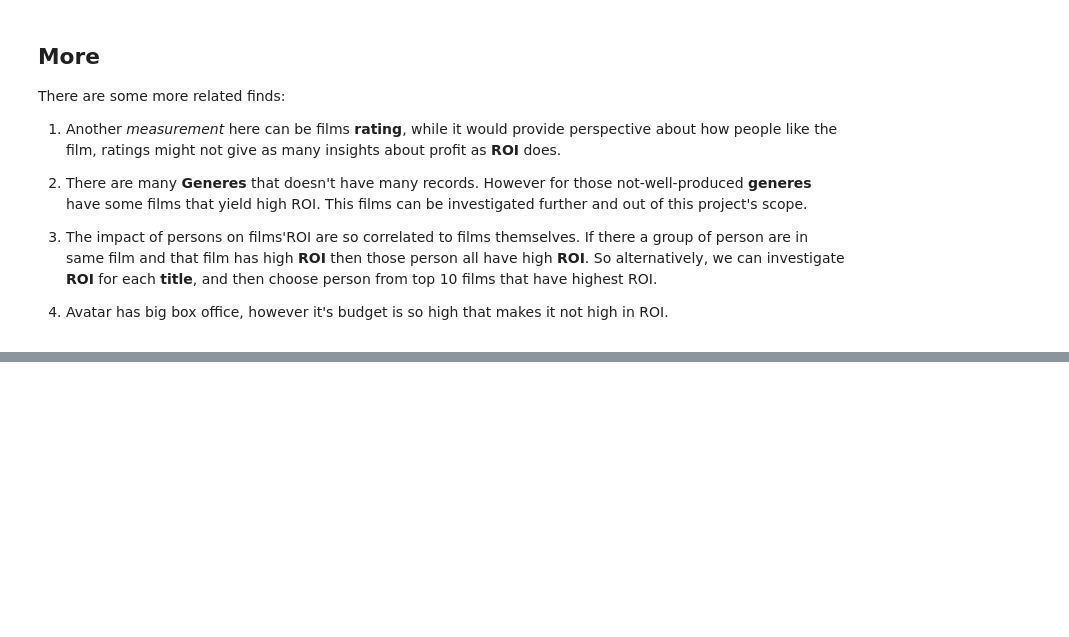
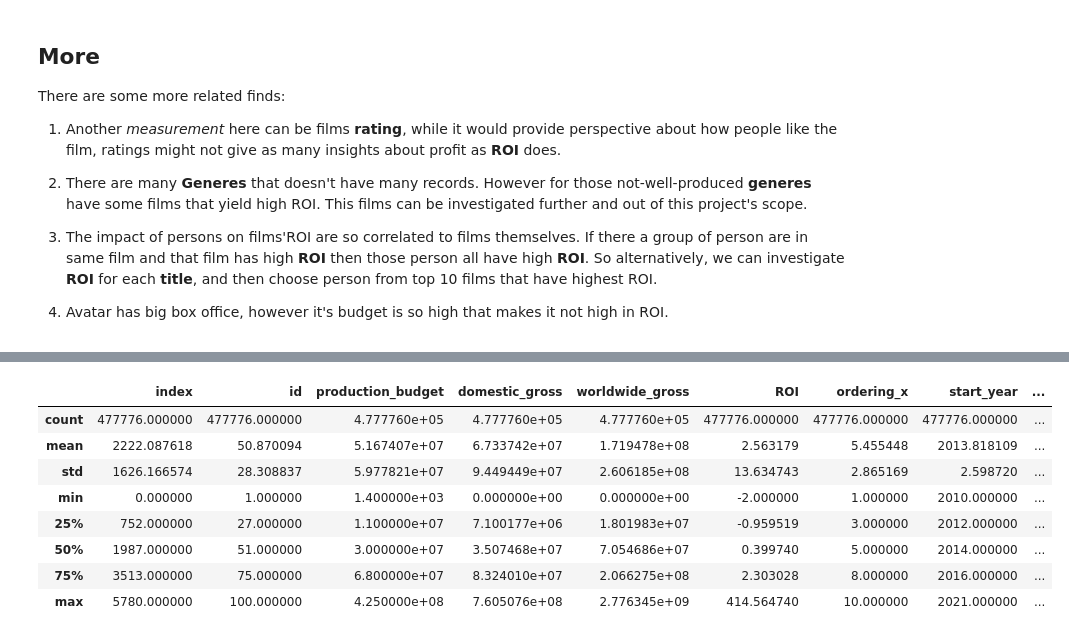
Before and after one commit to foxshakeitoff/MicroSoft_Movie_Analysis, a Jupyter notebook: Notebook.ipynb, the cells around one changed output, grey strips where cells are left out. Cells and saved outputs as stored; diff of their text form; code cells hidden in the pictures; blank space fills up the shorter version.

```diff
--- a/Notebook.ipynb
+++ b/Notebook.ipynb
@@ -634,0 +651,12 @@ There are some more related finds:
+# %%
+df_final.describe()
+# %% [output]
+|  | index | id | production_budget | domestic_gross | worldwide_gross | ROI | ordering_x | start_year | ... |
+| count | 477776.000000 | 477776.000000 | 4.777760e+05 | 4.777760e+05 | 4.777760e+05 | 477776.000000 | 477776.000000 | 477776.000000 | ... |
+| mean | 2222.087618 | 50.870094 | 5.167407e+07 | 6.733742e+07 | 1.719478e+08 | 2.563179 | 5.455448 | 2013.818109 | ... |
+| std | 1626.166574 | 28.308837 | 5.977821e+07 | 9.449449e+07 | 2.606185e+08 | 13.634743 | 2.865169 | 2.598720 | ... |
+| min | 0.000000 | 1.000000 | 1.400000e+03 | 0.000000e+00 | 0.000000e+00 | -2.000000 | 1.000000 | 2010.000000 | ... |
+| 25% | 752.000000 | 27.000000 | 1.100000e+07 | 7.100177e+06 | 1.801983e+07 | -0.959519 | 3.000000 | 2012.000000 | ... |
+| 50% | 1987.000000 | 51.000000 | 3.000000e+07 | 3.507468e+07 | 7.054686e+07 | 0.399740 | 5.000000 | 2014.000000 | ... |
+| 75% | 3513.000000 | 75.000000 | 6.800000e+07 | 8.324010e+07 | 2.066275e+08 | 2.303028 | 8.000000 | 2016.000000 | ... |
+| max | 5780.000000 | 100.000000 | 4.250000e+08 | 7.605076e+08 | 2.776345e+09 | 414.564740 | 10.000000 | 2021.000000 | ... |
```
Also changed, not shown: parts of 7 cells of this notebook.
